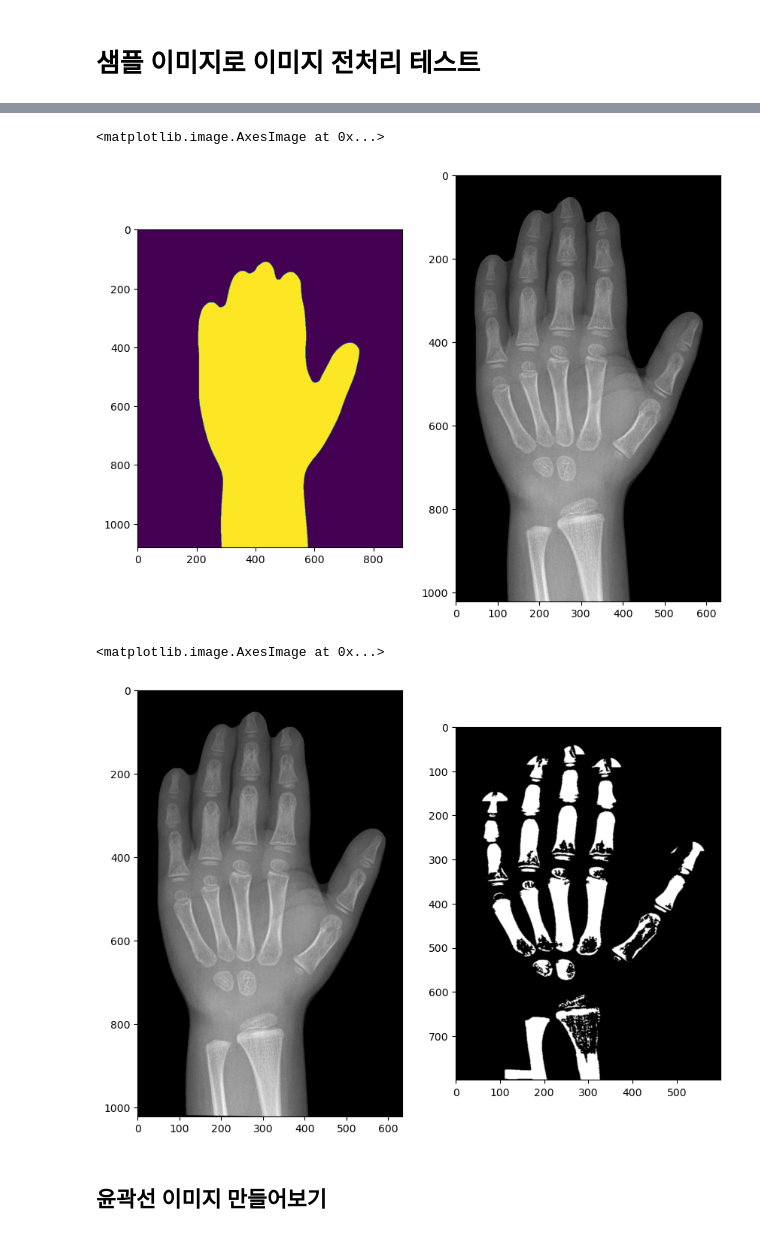
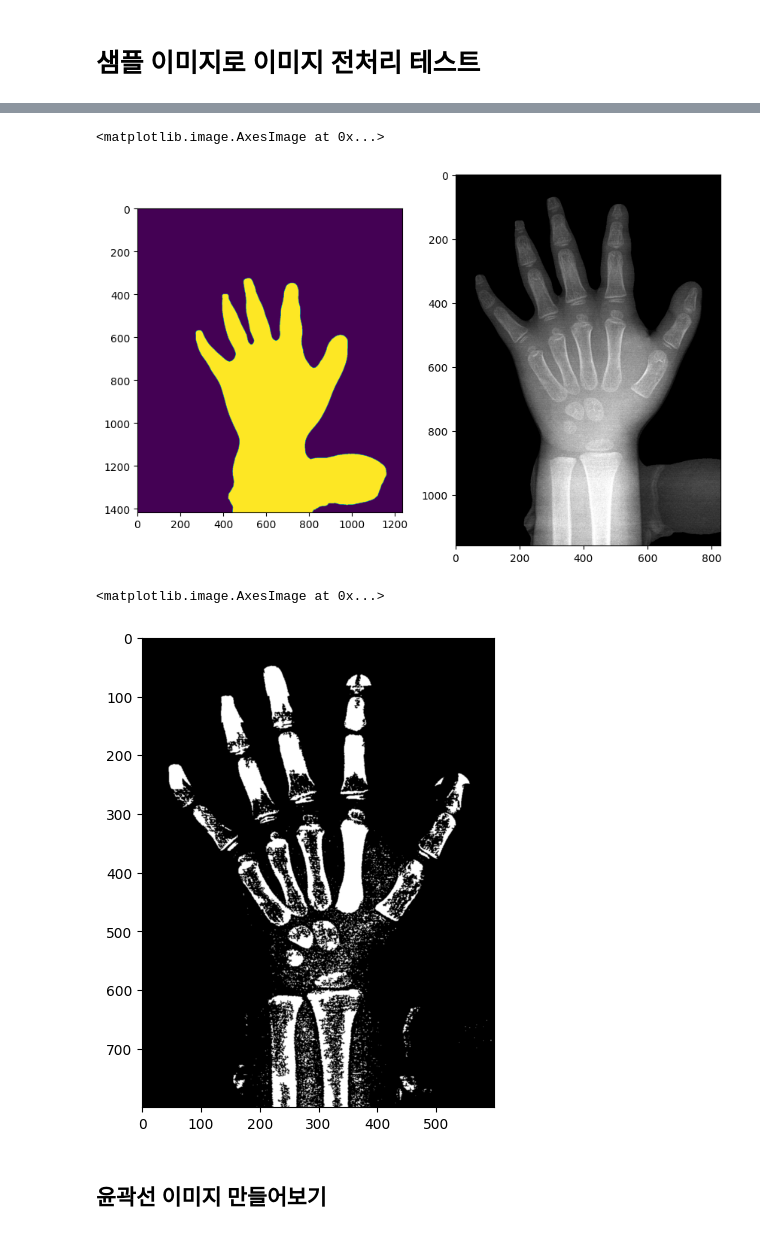
Before and after one commit to jinuHH/BondAge_Project, a Jupyter notebook: [Test]image_preprocess.ipynb, the cells around one changed output, grey strips where cells are left out. Drawn from its saved outputs; the diff is of its cells as text; code cells hidden in the pictures.

```diff
--- a/[Test]image_preprocess.ipynb
+++ b/[Test]image_preprocess.ipynb
@@ -21,7 +21,7 @@ import cv2
 #이미지 불러오고 사이즈 수정
 
 img_path = "/Users/jinwo/OneDrive/바탕 화면/골연령데이터/Data/Images/"
-img_sample = plt.imread(img_path + "1_F.jpg", cv2.IMREAD_GRAYSCALE)
+img_sample = plt.imread(img_path + "6_M.jpg", cv2.IMREAD_GRAYSCALE)
 
 #이미지 데이터 타입 확인
 print("이미지 데이터 타입:", img_sample.dtype)
@@ -60,7 +60,7 @@ def make_mask(img_sample):
 
     ## binary / value = img.mean()
     if img_mask.mean() > 100 :
-      th = img_mask.mean()*0.94
+      th = img_mask.mean()*0.99
     else :
       th = img_mask.mean()
 
@@ -135,7 +135,7 @@ plt.subplot(1,2,2)
 plt.imshow(masked, cmap="gray")
 # %% [output]
 <matplotlib.image.AxesImage at 0x...>
-[figure, old version]
+[figure, new version]
 # %%
 from sklearn.linear_model import LinearRegression
 import math
@@ -332,19 +332,19 @@ def Decomposing(rotated_img,a,b,d,e):
 
     return bone_extraction
 # %%
-rotation = img_rotation(masked)
-decompose = Decomposing(rotation, 60, 55, 50, 25)
+#rotation = img_rotation(masked)
+decompose = Decomposing(masked, 60, 55, 50, 25)
 
 plt.figure(figsize=(10,15))
 
-plt.subplot(1,2,1)
-plt.imshow(rotation)
+# plt.subplot(1,2,1)
+# plt.imshow(rotation)
 
 plt.subplot(1,2,2)
 plt.imshow(decompose)
 # %% [output]
 <matplotlib.image.AxesImage at 0x...>
-[figure, old version]
+[figure, new version]
 # %% [markdown]
 ## 윤곽선 이미지 만들어보기
 # %%
```
Also changed, not shown: parts of 5 cells of this notebook.
